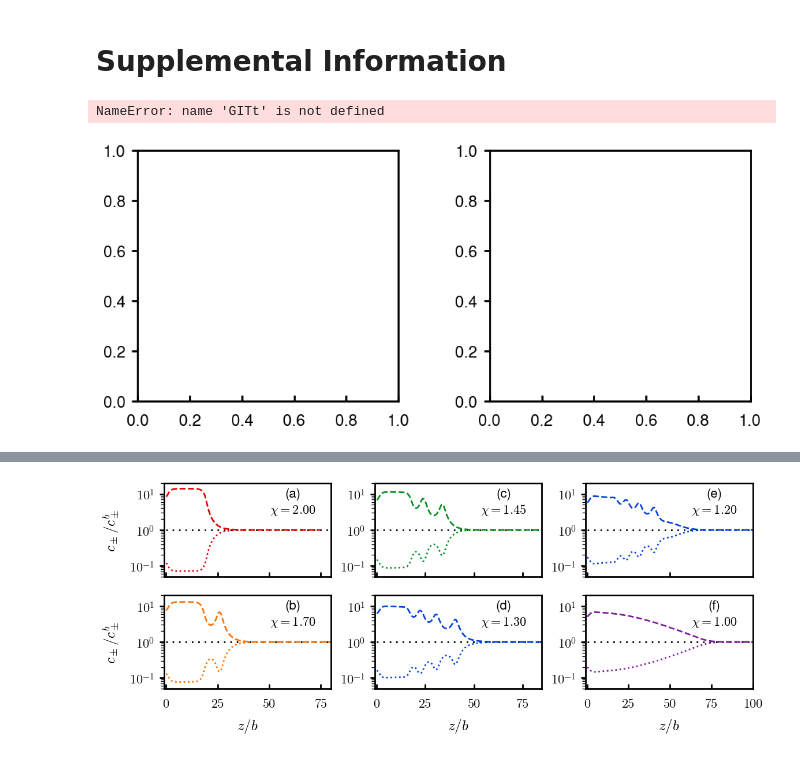
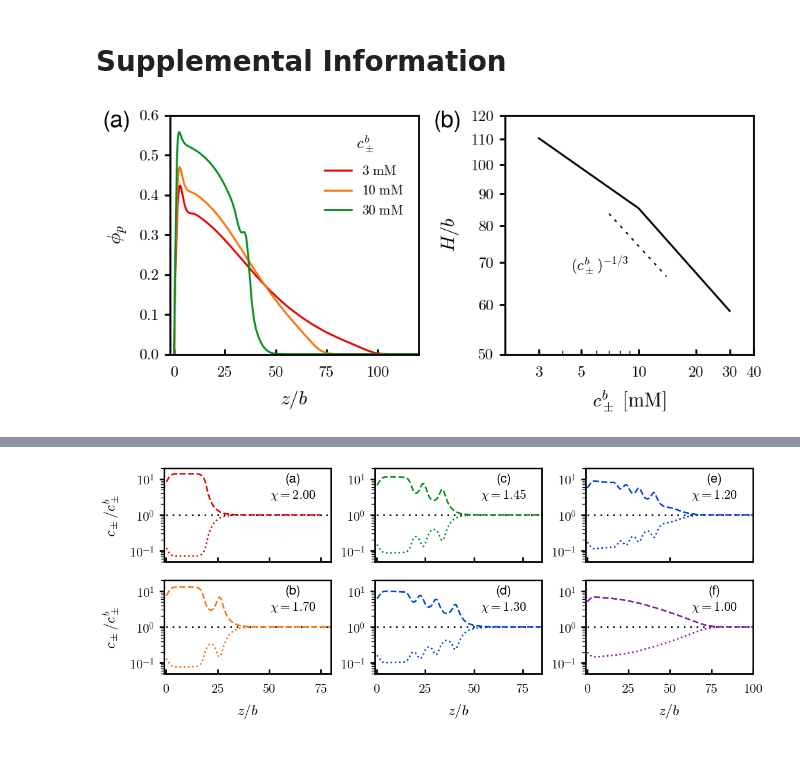
Before and after one commit to tyokokur/findat, a Jupyter notebook: sysg/datavis/sysg_vis.ipynb, the cells around one changed output, grey strips where cells are left out. Cells and saved outputs as stored; diff of their text form; code cells hidden in the pictures.

```diff
--- a/sysg/datavis/sysg_vis.ipynb
+++ b/sysg/datavis/sysg_vis.ipynb
@@ -488,39 +488,38 @@ plt.subplots_adjust(wspace=0.35)
 
 cs = [cdict['p1c'], cdict['p2c'], cdict['p3c']]
 for i, ci in zip([3, 10, 30], cs):
-    fname = GITt + 'ph_a040c{0:03d}_x100s002.dat'.format(i)
+    fname = GIT + 'revs/ph_a040c{0:03d}_x100s002.dat'.format(i)
     ph = tjy.phread(fname)
     axs[0].plot(ph.z, ph.overall, c=ci, label=r'${:d}$'.format(i)+r' $\mathrm{mM}$')
 
 axs[1].plot([3, 10, 30], [110.30, 85.34, 58.59], c='k')
 x = [7,14]
 axs[1].plot(x, np.power(x, -0.333)*160, 'k', ls=(0,(2,3.8)), lw=1.5)
 axs[1].text(4.4,68,r'$(c_\pm^b)^{-1/3}$',size=16)
 
 axs[0].text(-0.27, 0.95, '(a)', transform=axs[0].transAxes, fontsize=24)
 axs[0].set(
     xlabel=r'$z/b$',
     ylabel=r'$\phi_p$',
     xlim=(-2, 120),
     ylim=(0, 0.6),
 )
 axs[0].text(0.75,0.86,r'$c_\pm^b$',size=16,transform=axs[0].transAxes)
 axs[0].legend(loc=(0.6,0.55))
 axs[1].text(-0.29, 0.95, '(b)', transform=axs[1].transAxes, fontsize=24)
 axs[1].set(
     xscale='log',
     yscale='log',
     xlabel=r'$c_\pm^b~\mathrm{[mM]}$',
     ylabel=r'$H/b$',
     xlim=[2,40],
     ylim=[50, 120],
     yticks=[50, 60, 70, 80, 90, 100, 110, 120],
     yticklabels=[50, 60, 70, 80, 90, 100, 110, 120],
     xticks=[3, 5, 10, 20, 30, 40],
     xticklabels=[3, 5, 10, 20, 30, 40],
 )
 tjy.ticks(axs)
 # f.savefig('./imgs/sysg_csrev.pdf')
 # %% [output]
-NameError: name 'GITt' is not defined
-[figure, old version]
+[figure, new version]
```
Also changed, not shown: parts of 9 cells of this notebook.
